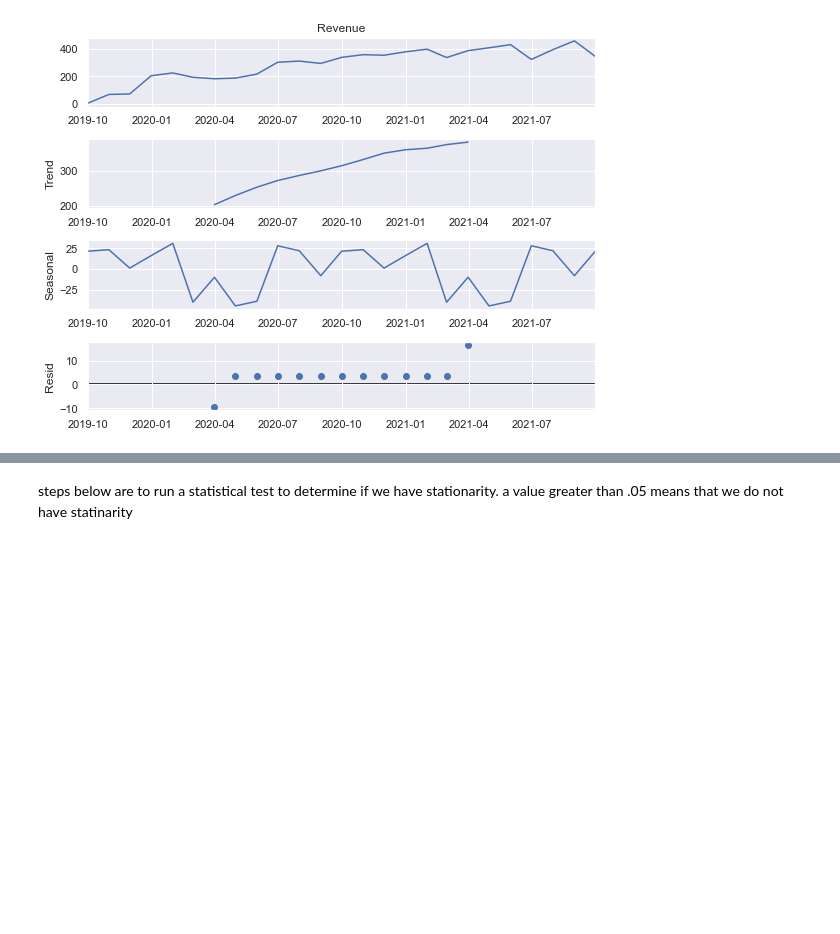
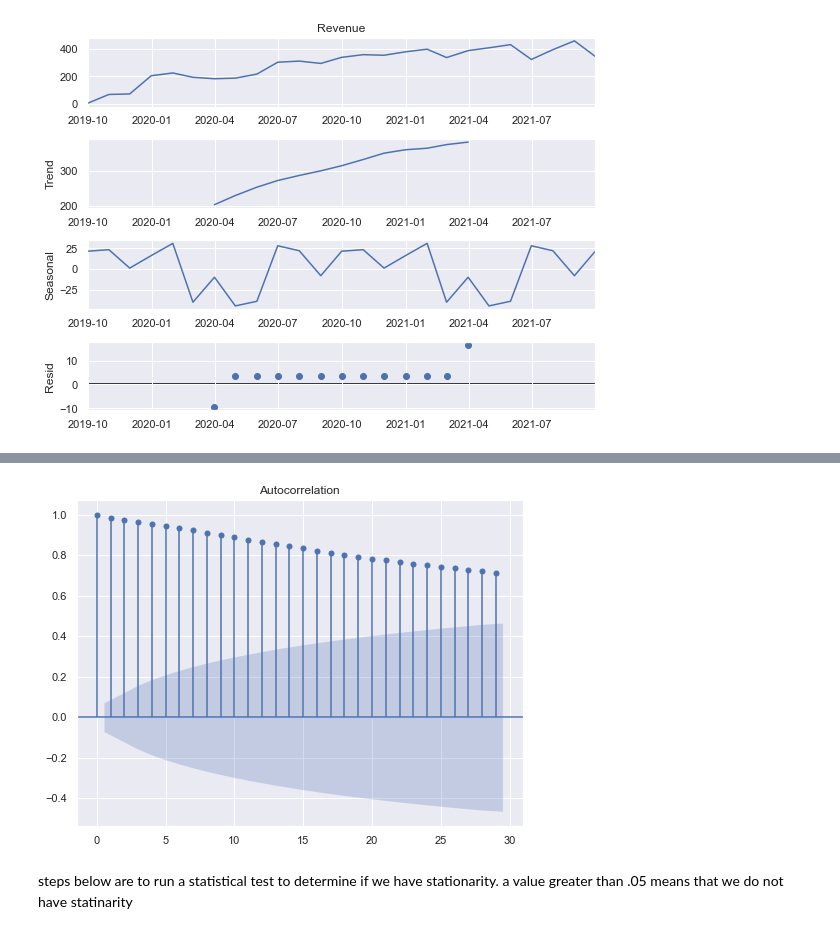
Before and after one commit to jlrosales8/D213_Time_Series_Analysis, a Jupyter notebook: Untitled.ipynb, the cells around one changed output, grey strips where cells are left out. Cells and saved outputs as stored; diff of their text form; code cells hidden in the pictures; blank space fills up the shorter version.

```diff
--- a/Untitled.ipynb
+++ b/Untitled.ipynb
@@ -375,3 +617,13 @@ plt.show()
+# %%
+
+from pandas import read_csv
+from matplotlib import pyplot
+from statsmodels.graphics.tsaplots import plot_acf
+
+plot_acf(xdf)
+pyplot.show()
+# %% [output]
+[figure, added]
 # %% [markdown]
 steps below are to run a statistical test to determine if we have stationarity.
 a value greater than .05 means that we do not have statinarity
```
Also changed, not shown: parts of 46 cells of this notebook, 4 other files.
